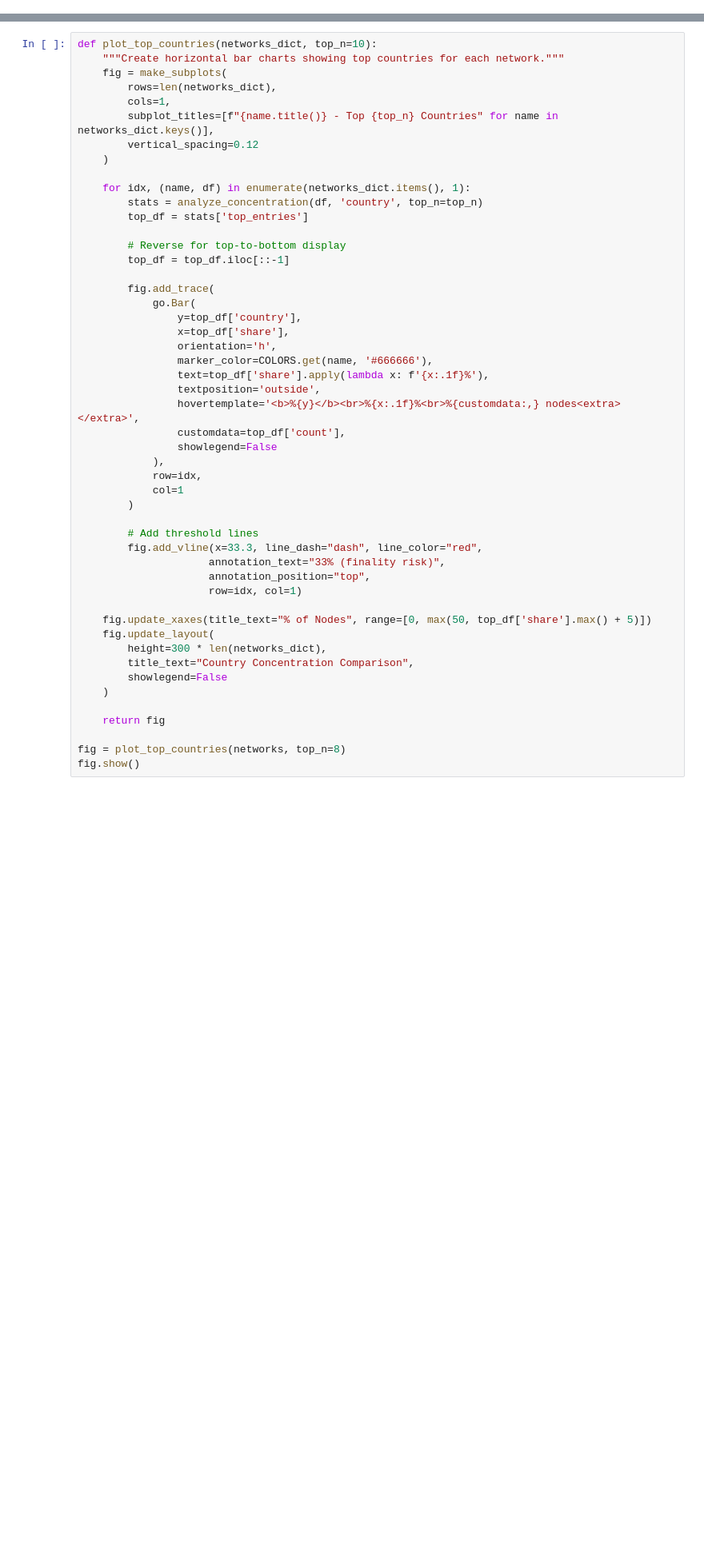
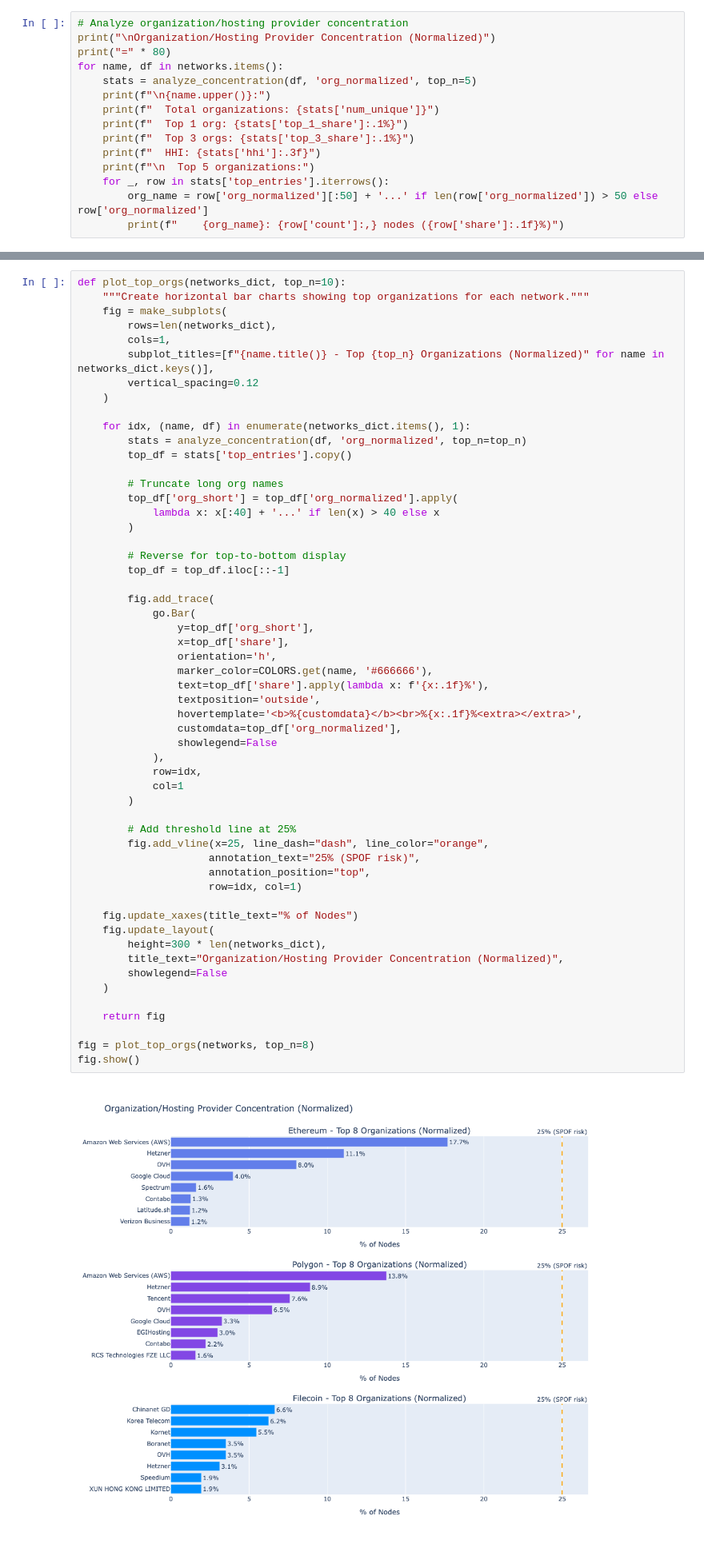
Before and after one commit to DecentralizedGeo/geobeat, a Jupyter notebook: data/notebooks/network_analysis_eda.ipynb, the cells around one changed output, grey strips where cells are left out. Shown at 80% size. Cells and saved outputs as stored; diff of their text form; blank space fills up the shorter version.

```diff
--- a/data/notebooks/network_analysis_eda.ipynb
+++ b/data/notebooks/network_analysis_eda.ipynb
@@ -254,0 +400,15 @@ for name, df in networks.items():
+# %%
+# Analyze organization/hosting provider concentration
+print("\nOrganization/Hosting Provider Concentration (Normalized)")
+print("=" * 80)
+for name, df in networks.items():
+    stats = analyze_concentration(df, 'org_normalized', top_n=5)
+    print(f"\n{name.upper()}:")
+    print(f"  Total organizations: {stats['num_unique']}")
+    print(f"  Top 1 org: {stats['top_1_share']:.1%}")
+    print(f"  Top 3 orgs: {stats['top_3_share']:.1%}")
+    print(f"  HHI: {stats['hhi']:.3f}")
+    print(f"\n  Top 5 organizations:")
+    for _, row in stats['top_entries'].iterrows():
+        org_name = row['org_normalized'][:50] + '...' if len(row['org_normalized']) > 50 else row['org_normalized']
+        print(f"    {org_name}: {row['count']:,} nodes ({row['share']:.1f}%)")
@@ -255,50 +482,57 @@ for name, df in networks.items():
 # %%
-def plot_top_countries(networks_dict, top_n=10):
-    """Create horizontal bar charts showing top countries for each network."""
+def plot_top_orgs(networks_dict, top_n=10):
+    """Create horizontal bar charts showing top organizations for each network."""
     fig = make_subplots(
         rows=len(networks_dict),
         cols=1,
-        subplot_titles=[f"{name.title()} - Top {top_n} Countries" for name in networks_dict.keys()],
+        subplot_titles=[f"{name.title()} - Top {top_n} Organizations (Normalized)" for name in networks_dict.keys()],
         vertical_spacing=0.12
     )
 
     for idx, (name, df) in enumerate(networks_dict.items(), 1):
-        stats = analyze_concentration(df, 'country', top_n=top_n)
-        top_df = stats['top_entries']
+        stats = analyze_concentration(df, 'org_normalized', top_n=top_n)
+        top_df = stats['top_entries'].copy()
+
+        # Truncate long org names
+        top_df['org_short'] = top_df['org_normalized'].apply(
+            lambda x: x[:40] + '...' if len(x) > 40 else x
+        )
 
         # Reverse for top-to-bottom display
         top_df = top_df.iloc[::-1]
 
         fig.add_trace(
             go.Bar(
-                y=top_df['country'],
+                y=top_df['org_short'],
                 x=top_df['share'],
                 orientation='h',
                 marker_color=COLORS.get(name, '#666666'),
                 text=top_df['share'].apply(lambda x: f'{x:.1f}%'),
                 textposition='outside',
-                hovertemplate='<b>%{y}</b><br>%{x:.1f}%<br>%{customdata:,} nodes<extra></extra>',
-                customdata=top_df['count'],
+                hovertemplate='<b>%{customdata}</b><br>%{x:.1f}%<extra></extra>',
+                customdata=top_df['org_normalized'],
                 showlegend=False
             ),
             row=idx,
             col=1
         )
 
-        # Add threshold lines
-        fig.add_vline(x=33.3, line_dash="dash", line_color="red",
-                     annotation_text="33% (finality risk)",
+        # Add threshold line at 25%
+        fig.add_vline(x=25, line_dash="dash", line_color="orange",
+                     annotation_text="25% (SPOF risk)",
                      annotation_position="top",
                      row=idx, col=1)
 
-    fig.update_xaxes(title_text="% of Nodes", range=[0, max(50, top_df['share'].max() + 5)])
+    fig.update_xaxes(title_text="% of Nodes")
     fig.update_layout(
         height=300 * len(networks_dict),
-        title_text="Country Concentration Comparison",
+        title_text="Organization/Hosting Provider Concentration (Normalized)",
         showlegend=False
     )
 
     return fig
 
-fig = plot_top_countries(networks, top_n=8)
+fig = plot_top_orgs(networks, top_n=8)
 fig.show()
+# %% [output]
+[figure, added]
```
Also changed, not shown: parts of 23 cells of this notebook.
